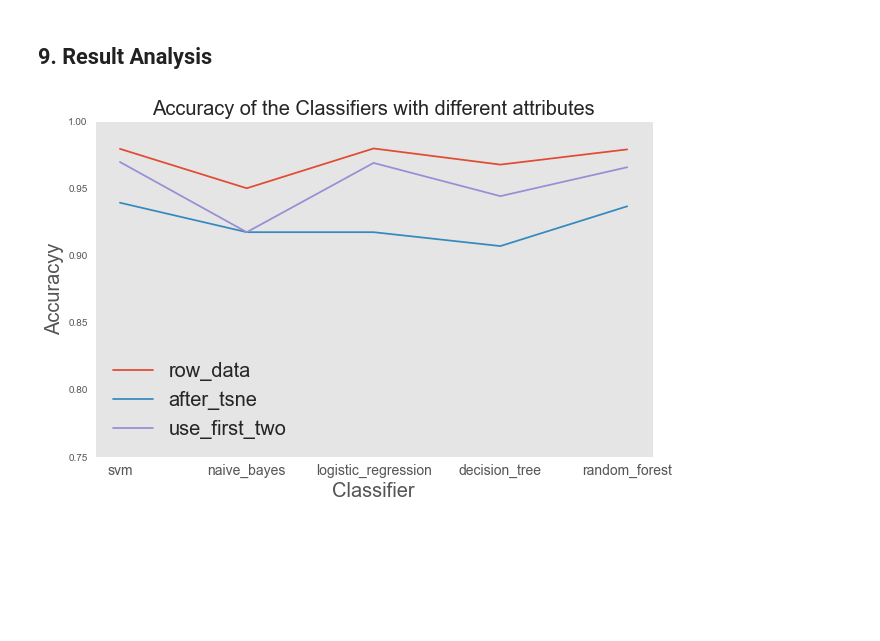
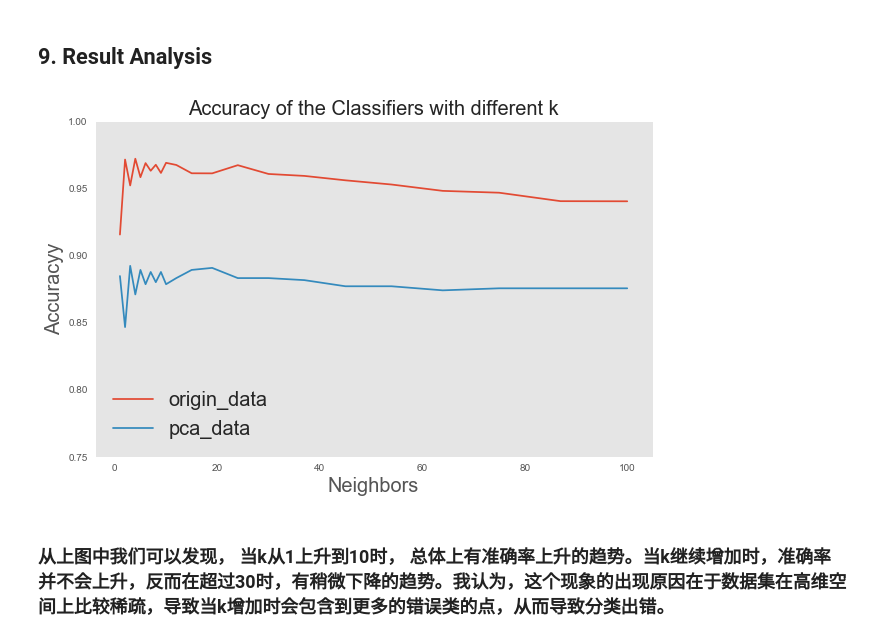
Before and after one commit to GavinXing/dm_homework_1, a Jupyter notebook: Pulsar Classification.ipynb, the cells around one changed output. Cells and saved outputs as stored; diff of their text form; code cells hidden in the pictures; blank space fills up the shorter version.

```diff
--- a/Pulsar Classification.ipynb
+++ b/Pulsar Classification.ipynb
@@ -595,0 +238,18 @@ Time Elapsed:  0.1830921173095703
+# %%
+cell_start=time()
+origin_rst = []
+pca_rst = []
+k_set = [1, 2, 3, 4, 5, 6, 7, 8, 9, 10, 12, 15, 19, 24, 30, 37, 45, 54, 64, 75, 87, 100]
+for k_neighbors in k_set:
+    k = KNN()
+    k = KNN(n_neighbors=k_neighbors)
+    k.fit(X_train, Y_train)
+    pred_knn = k.predict(X_test)
+    origin_rst.append(score(pred_knn, Y_test))
+
+    k.fit(X_train_new, Y_train_new)
+    pred_knn_new = k.predict(X_test_new)
+    pca_rst.append(score(pred_knn_new, Y_test_new))
+
+cell_end=time()
+print ("Time Elapsed: ", cell_end - cell_start)
@@ -598,34 +260,20 @@ Time Elapsed:  0.1830921173095703
 # %%
 # drow a line
 classifiers = ['svm', 'naive_bayes', 'logistic_regression', 'decision_tree', 'random_forest']
-accuracy_data = [svm_model.score(X_test,Y_test),
-                 nb_model.score(X_test,Y_test),
-                 lr_model.score(X_test,Y_test),
-                 dt_model.score(X_test,Y_test),
-                 rf_model.score(X_test,Y_test)]
-accuracy_data_tsne = [svm_model_tsne.score(X_test_tsne,Y_test_tsne),
-                      nb_model_tsne.score(X_test_tsne,Y_test_tsne),
-                      lr_model_tsne.score(X_test_tsne,Y_test_tsne),
-                      dt_model_tsne.score(X_test_tsne,Y_test_tsne),
-                      rf_model_tsne.score(X_test_tsne,Y_test_tsne)]
-accuracy_data_two = [svm_model_two.score(X_test_two,Y_test_two),
-                      nb_model_two.score(X_test_two,Y_test_two),
-                      lr_model_two.score(X_test_two,Y_test_two),
-                      dt_model_two.score(X_test_two,Y_test_two),
-                      rf_model_two.score(X_test_two,Y_test_two)]
-
+accuracy_data = [x[0] for x in origin_rst]
+accuracy_data_pca = [x[1] for x in pca_rst]
 plt.style.use('ggplot')
-plt_index = [1, 2, 3, 4, 5]
+plt_index = k_set
 plt.figure(figsize=(10, 10/1.618))
 plt.ylim(0.75, 1)
-plt.title("Accuracy of the Classifiers with different attributes", fontsize=20)
-plt.xlabel("Classifier", fontsize=20)
-plt.xticks(plt_index, classifiers,fontsize=14)
+plt.title("Accuracy of the Classifiers with different k", fontsize=20)
+plt.xlabel("Neighbors", fontsize=20)
 plt.ylabel("Accuracyy", fontsize=20)
-plt.plot(plt_index, accuracy_data,'-',label="row_data")
-plt.plot(plt_index, accuracy_data_tsne,'-',label="after_tsne")
-plt.plot(plt_index, accuracy_data_two,'-',label="use_first_two")
+plt.plot(plt_index, accuracy_data,'-',label="origin_data")
+plt.plot(plt_index, accuracy_data_pca,'-',label="pca_data")
 plt.legend(fontsize=20)
 plt.grid()
 # %% [output]
-[figure, old version]
+[figure, new version]
+# %% [markdown]
+###        从上图中我们可以发现， 当k从1上升到10时， 总体上有准确率上升的趋势。当k继续增加时，准确率并不会上升，反而在超过30时，有稍微下降的趋势。我认为，这个现象的出现原因在于数据集在高维空间上比较稀疏，导致当k增加时会包含到更多的错误类的点，从而导致分类出错。
```
Also changed, not shown: parts of 53 cells of this notebook.
